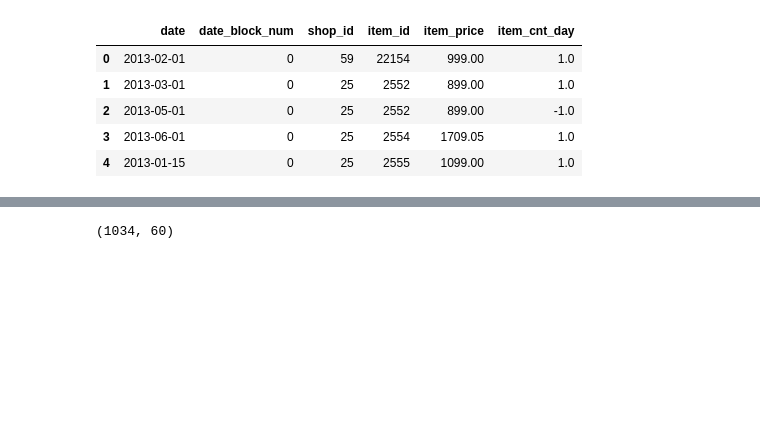
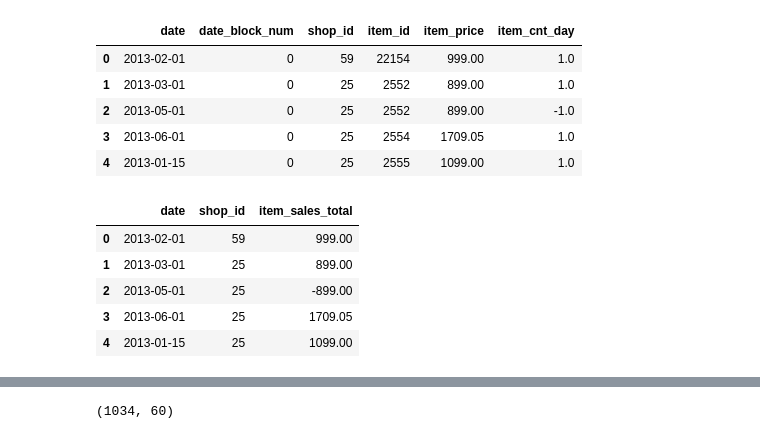
Before and after one commit to dunnohow/LSTM_Autoencoder, a Jupyter notebook: AE_LSTM_sales.ipynb, the cells around one changed output, grey strips where cells are left out. Cells and saved outputs as stored; diff of their text form; code cells hidden in the pictures; blank space fills up the shorter version.

```diff
--- a/AE_LSTM_sales.ipynb
+++ b/AE_LSTM_sales.ipynb
@@ -87,3 +94,12 @@ train.head()
 train['item_sales_total'] = train['item_price'] * train['item_cnt_day']
 # %%
 train = train.drop(columns=['item_id', 'item_price', 'item_cnt_day','date_block_num'])
+# %%
+train.head()
+# %% [output]
+|  | date | shop_id | item_sales_total |
+| 0 | 2013-02-01 | 59 | 999.00 |
+| 1 | 2013-03-01 | 25 | 899.00 |
+| 2 | 2013-05-01 | 25 | -899.00 |
+| 3 | 2013-06-01 | 25 | 1709.05 |
+| 4 | 2013-01-15 | 25 | 1099.00 |
```
Also changed, not shown: parts of 5 cells of this notebook.
